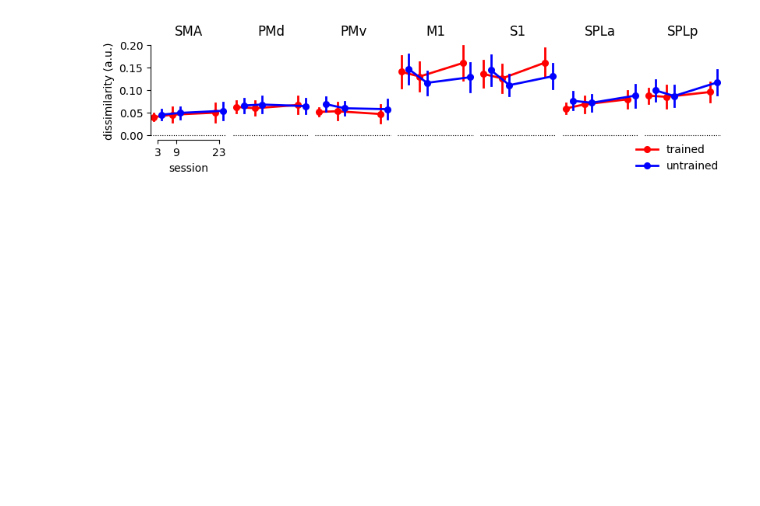
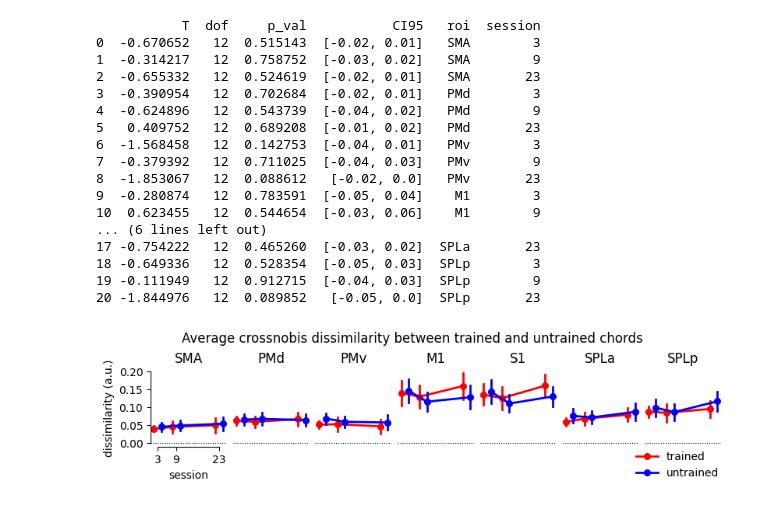
Before and after one commit to mnlmrc/extension-flexion-chords, a Jupyter notebook: notebooks/geometry.ipynb, the cells around one changed output. Drawn from its saved outputs; the diff is of its cells as text; code cells hidden in the pictures; blank space fills up the shorter version.

```diff
--- a/notebooks/geometry.ipynb
+++ b/notebooks/geometry.ipynb
@@ -40,21 +37,30 @@ plt.show()
 # %%
-H    = 'L'
-rois = gl.rois['ROI']
-glm  = 3
+fig, axs = plt.subplots(1, len(rois), sharex=True, sharey=True, constrained_layout=True, figsize=(12, 3))
 
-fig, axs = plt.subplots(1, len(rois), sharex=True, sharey=True, constrained_layout=True, figsize=(12, 4))
+vmin, vmax = 0, .45
 
 for r, roi in enumerate(rois):
+    G  = []
+    for s in sns:
+        G.append(np.load(os.path.join(gl.baseDir, gl.pcmDir, f'subj{s}', f'G_obs.within_session.3.glm{glm}.{H}.{roi}.npy')))
+    G  = np.array(G)
+
     ax = axs[r]
-    G  = np.load(os.path.join(gl.baseDir, gl.pcmDir, f'G_obs.within_session.3.glm{glm}.{H}.{roi}.npy'))
-    G  = G_sorted(G, gl.participants, order=gl.chordID)
-    D  = pcm.G_to_dist(G)
-    ax.imshow(D.mean(axis=0))
+    G_sort  = G_sorted(G, sns, order=get_trained_and_untrained(sn))
+    D  = pcm.G_to_dist(G_sort)
+    D  = np.sign(D) * np.sqrt(np.abs(D))
+    im = ax.imshow(D.mean(axis=0), vmin=vmin, vmax=vmax)
+    ax.axhline(3.5, lw=.8, color='k')
+    ax.axvline(3.5, lw=.8, color='k')
     ax.set_xticks(np.arange(8))
     ax.set_yticks(np.arange(8))
     ax.set_xticklabels(gl.chordID, rotation=90)
     ax.set_yticklabels(gl.chordID)
-    ax.set_title(f'Crossnobis dissimilarity in session 3\n{roi}' if r==3 else roi)
+    ax.set_title(roi)
+
+fig.colorbar(im, ax=axs, fraction=.05, label='dissimilarity (a.u.)', orientation='horizontal')
+
+fig.suptitle(f'Average crossnobis dissimilarities in session 3 (chord order as in participant {sn})')
 
 plt.show()
 # %% [output]
@@ -62,23 +71,50 @@ plt.show()
 # %%
-dist = pd.read_csv(os.path.join(gl.baseDir, gl.pcmDir, f'dissimilarity.within_session.ROI.glm{glm}.tsv'), sep='\t')
-flex_imb = add_flexion_imbalance(dist.pair)
-dist['flexion_imbalance'] = flex_imb
-dist = dist[dist.Hem=='L']
+dist            = pd.read_csv(os.path.join(gl.baseDir, gl.pcmDir, f'dissimilarity.within_session.ROI.glm{glm}.tsv'), sep='\t')
+dist            = dist[(dist.Hem=='L') & (dist.chord.isin(['trained', 'untrained']))]
 dist_chord_sess = dist.groupby(['sn', 'Hem', 'roi', 'session', 'chord']).mean(numeric_only=True).reset_index()
 
 hue_order = ['trained', 'untrained']
 palette   = ['red', 'blue']
 
 fig, axs = plt.subplots(1, len(rois), sharey=True, sharex=True, figsize=(8, 2), constrained_layout=True)
 
 #plot_im_sess(fig, axs, diss_within, rois, y='dist', x='session', hue='chord', hue_order=hue_order, palette=palette, kind='box', legend=False, alpha=.3)
 plot_im_sess(fig, axs, dist_chord_sess, rois, y='crossnobis', x='session', hue='chord', hue_order=hue_order, palette=palette, kind='point', estimator='mean', dodge=.4, add_zero=True)
 sb.despine(ax=axs[0], trim=True)
 axs[0].set_ylabel('dissimilarity (a.u.)')
 axs[-1].legend([], frameon=False, loc='upper right')
 fig.legend(frameon=False, loc='lower right')
 axs[0].set_xlabel('session')
 
+fig.suptitle('Average crossnobis dissimilarity between trained and untrained chords')
+
+ttest_list = []
+for roi in rois:
+    for session in gl.sessions:
+        d   = dist_chord_sess[(dist_chord_sess.roi==roi) & (dist_chord_sess.session==session)]
+        piv = d.pivot(index='sn', columns='chord', values='crossnobis')
+        ttest_list.append(pg.ttest(piv['trained'], piv['untrained'], paired=True).assign(roi=roi, session=session))
+ttest = pd.concat(ttest_list, ignore_index=True)
+
+print(ttest[['T', 'dof', 'p_val', 'CI95', 'roi', 'session']])
+
 plt.show()
 # %% [output]
+           T  dof     p_val           CI95   roi  session
+0  -0.670652   12  0.515143  [-0.02, 0.01]   SMA        3
+1  -0.314217   12  0.758752  [-0.03, 0.02]   SMA        9
+2  -0.655332   12  0.524619  [-0.02, 0.01]   SMA       23
+3  -0.390954   12  0.702684  [-0.02, 0.01]   PMd        3
+4  -0.624896   12  0.543739  [-0.04, 0.02]   PMd        9
+5   0.409752   12  0.689208  [-0.01, 0.02]   PMd       23
+6  -1.568458   12  0.142753  [-0.04, 0.01]   PMv        3
+7  -0.379392   12  0.711025  [-0.04, 0.03]   PMv        9
+8  -1.853067   12  0.088612   [-0.02, 0.0]   PMv       23
+9  -0.280874   12  0.783591  [-0.05, 0.04]    M1        3
+10  0.623455   12  0.544654  [-0.03, 0.06]    M1        9
+... (6 lines left out)
+17 -0.754222   12  0.465260  [-0.03, 0.02]  SPLa       23
+18 -0.649336   12  0.528354  [-0.05, 0.03]  SPLp        3
+19 -0.111949   12  0.912715  [-0.04, 0.03]  SPLp        9
+20 -1.844976   12  0.089852   [-0.05, 0.0]  SPLp       23
-[figure, old version]
+[figure, new version]
```
Also changed, not shown: parts of 18 cells of this notebook, 37 other files.
